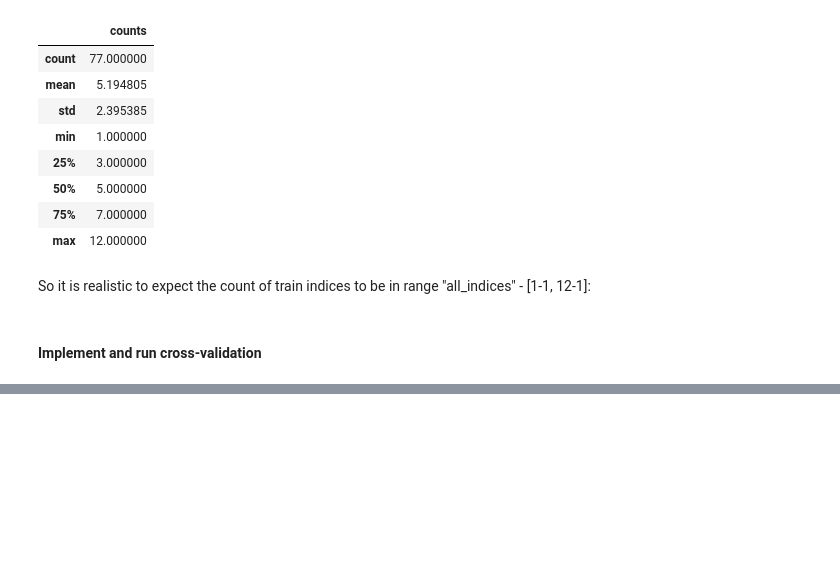
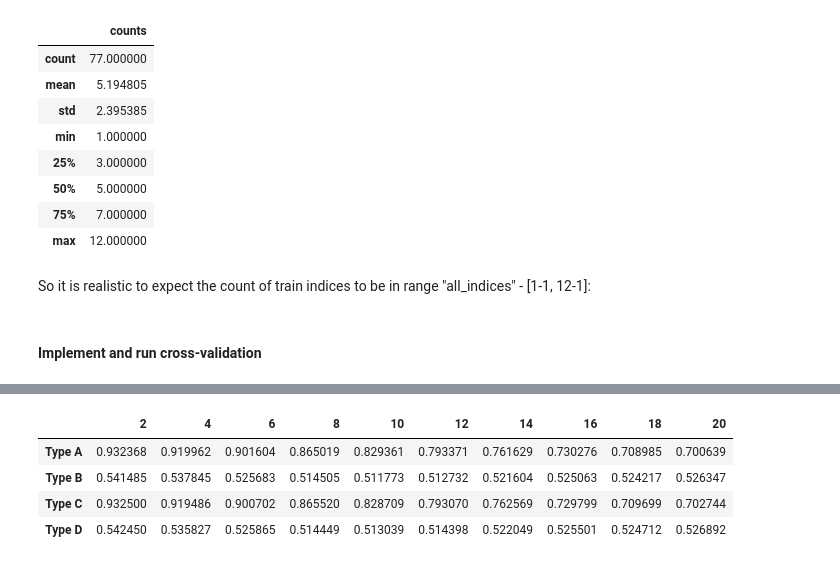
Before and after one commit to heinohen/TKO_7092_evaluation_of_machine_learning_models, a Jupyter notebook: EMLM2025_exercise3_heinonen.ipynb, the cells around one changed output, grey strips where cells are left out. Cells and saved outputs as stored; diff of their text form; code cells hidden in the pictures; blank space fills up the shorter version.

```diff
--- a/EMLM2025_exercise3_heinonen.ipynb
+++ b/EMLM2025_exercise3_heinonen.ipynb
@@ -502,0 +467,8 @@ plt.show()
+# %%
+results
+# %% [output]
+|  | 2 | 4 | 6 | 8 | 10 | 12 | 14 | 16 | 18 | 20 |
+| Type A | 0.932368 | 0.919962 | 0.901604 | 0.865019 | 0.829361 | 0.793371 | 0.761629 | 0.730276 | 0.708985 | 0.700639 |
+| Type B | 0.541485 | 0.537845 | 0.525683 | 0.514505 | 0.511773 | 0.512732 | 0.521604 | 0.525063 | 0.524217 | 0.526347 |
+| Type C | 0.932500 | 0.919486 | 0.900702 | 0.865520 | 0.828709 | 0.793070 | 0.762569 | 0.729799 | 0.709699 | 0.702744 |
+| Type D | 0.542450 | 0.535827 | 0.525865 | 0.514449 | 0.513039 | 0.514398 | 0.522049 | 0.525501 | 0.524712 | 0.526892 |
```
Also changed, not shown: parts of 16 cells of this notebook.
